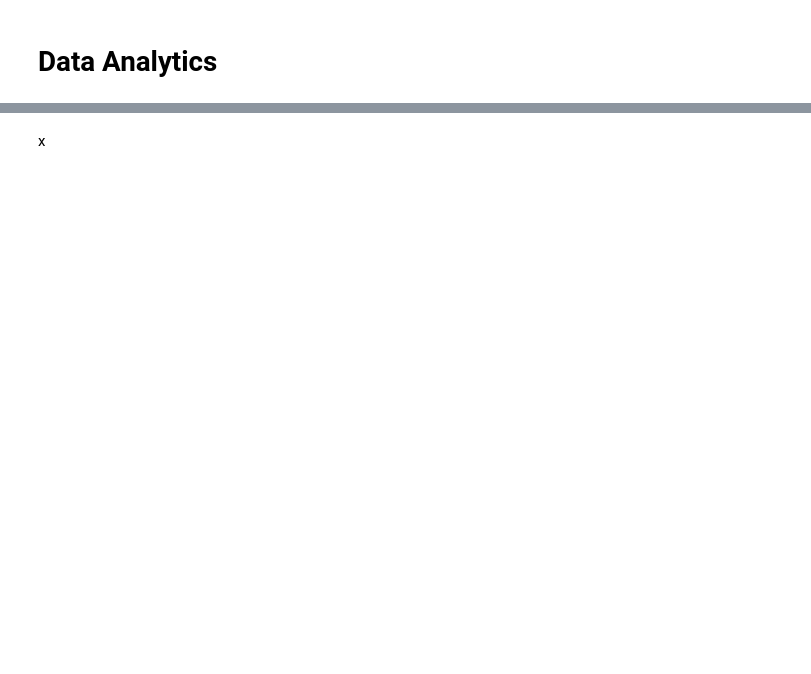
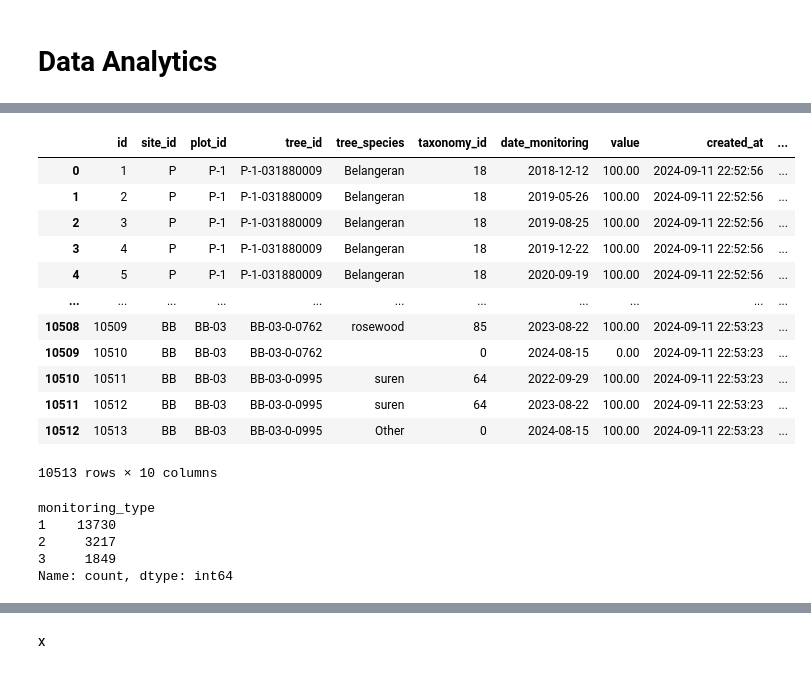
Before and after one commit to ZakiRMuc/CBRMS, a Jupyter notebook: CBRMS_biomass.ipynb, the cells around one changed output, grey strips where cells are left out. Drawn from its saved outputs; the diff is of its cells as text; code cells hidden in the pictures; blank space fills up the shorter version.

```diff
--- a/CBRMS_biomass.ipynb
+++ b/CBRMS_biomass.ipynb
@@ -279,0 +325,2 @@ Name: count, dtype: int64
+# %%
+survival_rates = fetch_table_to_df(conn, "SELECT * FROM survival_rates")
@@ -279,0 +343,24 @@ Name: count, dtype: int64
+# %%
+survival_rates[survival_rates.tree_id.isin(tree_monitorings['tree_id'])]
+# %% [output]
+|  | id | site_id | plot_id | tree_id | tree_species | taxonomy_id | date_monitoring | value | created_at | ... |
+| 0 | 1 | P | P-1 | P-1-031880009 | Belangeran | 18 | 2018-12-12 | 100.00 | 2024-09-11 22:52:56 | ... |
+| 1 | 2 | P | P-1 | P-1-031880009 | Belangeran | 18 | 2019-05-26 | 100.00 | 2024-09-11 22:52:56 | ... |
+| 2 | 3 | P | P-1 | P-1-031880009 | Belangeran | 18 | 2019-08-25 | 100.00 | 2024-09-11 22:52:56 | ... |
+| 3 | 4 | P | P-1 | P-1-031880009 | Belangeran | 18 | 2019-12-22 | 100.00 | 2024-09-11 22:52:56 | ... |
+| 4 | 5 | P | P-1 | P-1-031880009 | Belangeran | 18 | 2020-09-19 | 100.00 | 2024-09-11 22:52:56 | ... |
+| ... | ... | ... | ... | ... | ... | ... | ... | ... | ... | ... |
+| 10508 | 10509 | BB | BB-03 | BB-03-0-0762 | rosewood | 85 | 2023-08-22 | 100.00 | 2024-09-11 22:53:23 | ... |
+| 10509 | 10510 | BB | BB-03 | BB-03-0-0762 |  | 0 | 2024-08-15 | 0.00 | 2024-09-11 22:53:23 | ... |
+| 10510 | 10511 | BB | BB-03 | BB-03-0-0995 | suren | 64 | 2022-09-29 | 100.00 | 2024-09-11 22:53:23 | ... |
+| 10511 | 10512 | BB | BB-03 | BB-03-0-0995 | suren | 64 | 2023-08-22 | 100.00 | 2024-09-11 22:53:23 | ... |
+| 10512 | 10513 | BB | BB-03 | BB-03-0-0995 | Other | 0 | 2024-08-15 | 100.00 | 2024-09-11 22:53:23 | ... |
+10513 rows × 10 columns
+# %%
+measurement_informations.monitoring_type.value_counts(dropna= False)
+# %% [output]
+monitoring_type
+1    13730
+2     3217
+3     1849
+Name: count, dtype: int64
```
Also changed, not shown: parts of 23 cells of this notebook.
